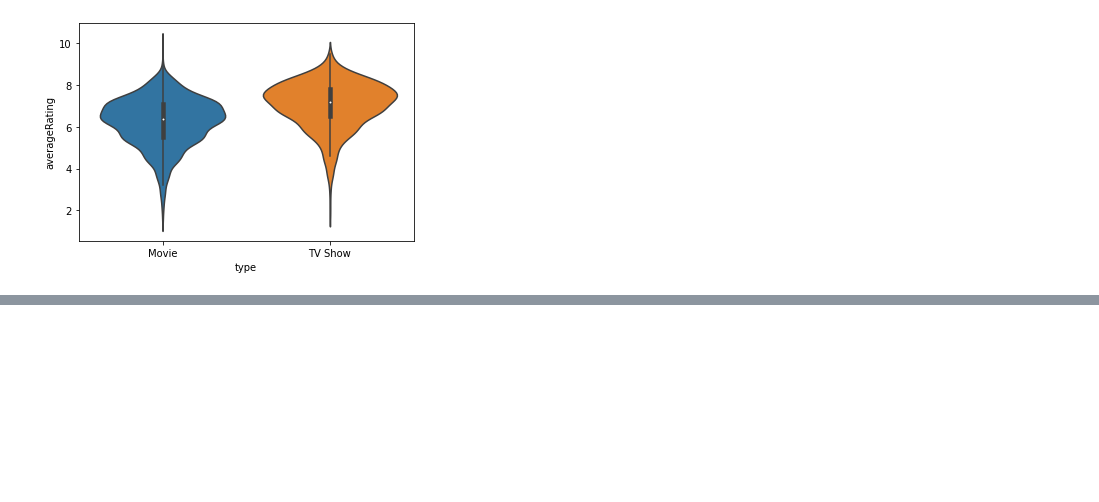
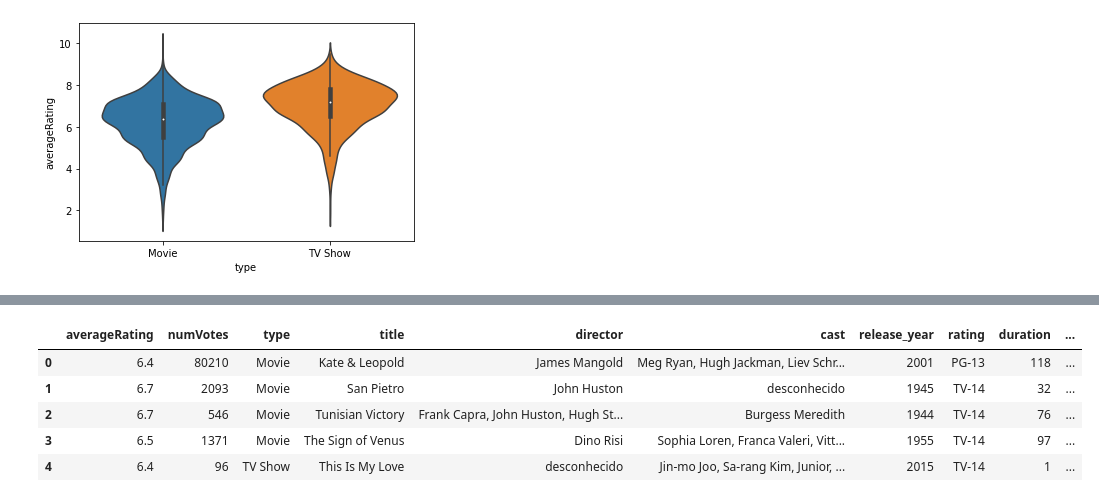
Before and after one commit to danielcti/data-science-project, a Jupyter notebook: dataVisualizationNetflixp2.ipynb, the cells around one changed output, grey strips where cells are left out. Saved outputs shown, nothing was run; the diff lists cells and outputs as text; code cells hidden in the pictures; blank space fills up the shorter version.

```diff
--- a/dataVisualizationNetflixp2.ipynb
+++ b/dataVisualizationNetflixp2.ipynb
@@ -916,0 +981,36 @@ sns.boxplot(data=[dataM, dataA])
+# %%
+# make all text lowercase
+def text_lowercase(text):
+    return text.lower()
+# remove numbers
+def remove_numbers(text):
+    result = re.sub(r'\d+', '', text)
+    return result
+# remove punctuation
+def remove_punctuation(text):
+    translator = str.maketrans('', '', string.punctuation)
+    return text.translate(translator)
+# tokenize
+def tokenize(text):
+    text = word_tokenize(text)
+    return text
+# remove stopwords
+stop_words = set(stopwords.words('english'))
+def remove_stopwords(text):
+    text = [i for i in text if not i in stop_words]
+    return text
+# lemmatize
+lemmatizer = WordNetLemmatizer()
+def lemmatize(text):
+    text = [lemmatizer.lemmatize(token) for token in text]
+    return text
+
+def preprocessing(text):
+    text = text_lowercase(text)
+    text = remove_numbers(text)
+    text = remove_punctuation(text)
+    text = tokenize(text)
+    text = remove_stopwords(text)
+    text = lemmatize(text)
+    text = ' '.join(text)
+    return text
@@ -916,0 +1023,9 @@ sns.boxplot(data=[dataM, dataA])
+# %%
+juntaTD.head()
+# %% [output]
+|  | averageRating | numVotes | type | title | director | cast | release_year | rating | duration | ... |
+| 0 | 6.4 | 80210 | Movie | Kate & Leopold | James Mangold | Meg Ryan, Hugh Jackman, Liev Schr... | 2001 | PG-13 | 118 | ... |
+| 1 | 6.7 | 2093 | Movie | San Pietro | John Huston | desconhecido | 1945 | TV-14 | 32 | ... |
+| 2 | 6.7 | 546 | Movie | Tunisian Victory | Frank Capra, John Huston, Hugh St... | Burgess Meredith | 1944 | TV-14 | 76 | ... |
+| 3 | 6.5 | 1371 | Movie | The Sign of Venus | Dino Risi | Sophia Loren, Franca Valeri, Vitt... | 1955 | TV-14 | 97 | ... |
+| 4 | 6.4 | 96 | TV Show | This Is My Love | desconhecido | Jin-mo Joo, Sa-rang Kim, Junior, ... | 2015 | TV-14 | 1 | ... |
```
Also changed, not shown: parts of 37 cells of this notebook.
